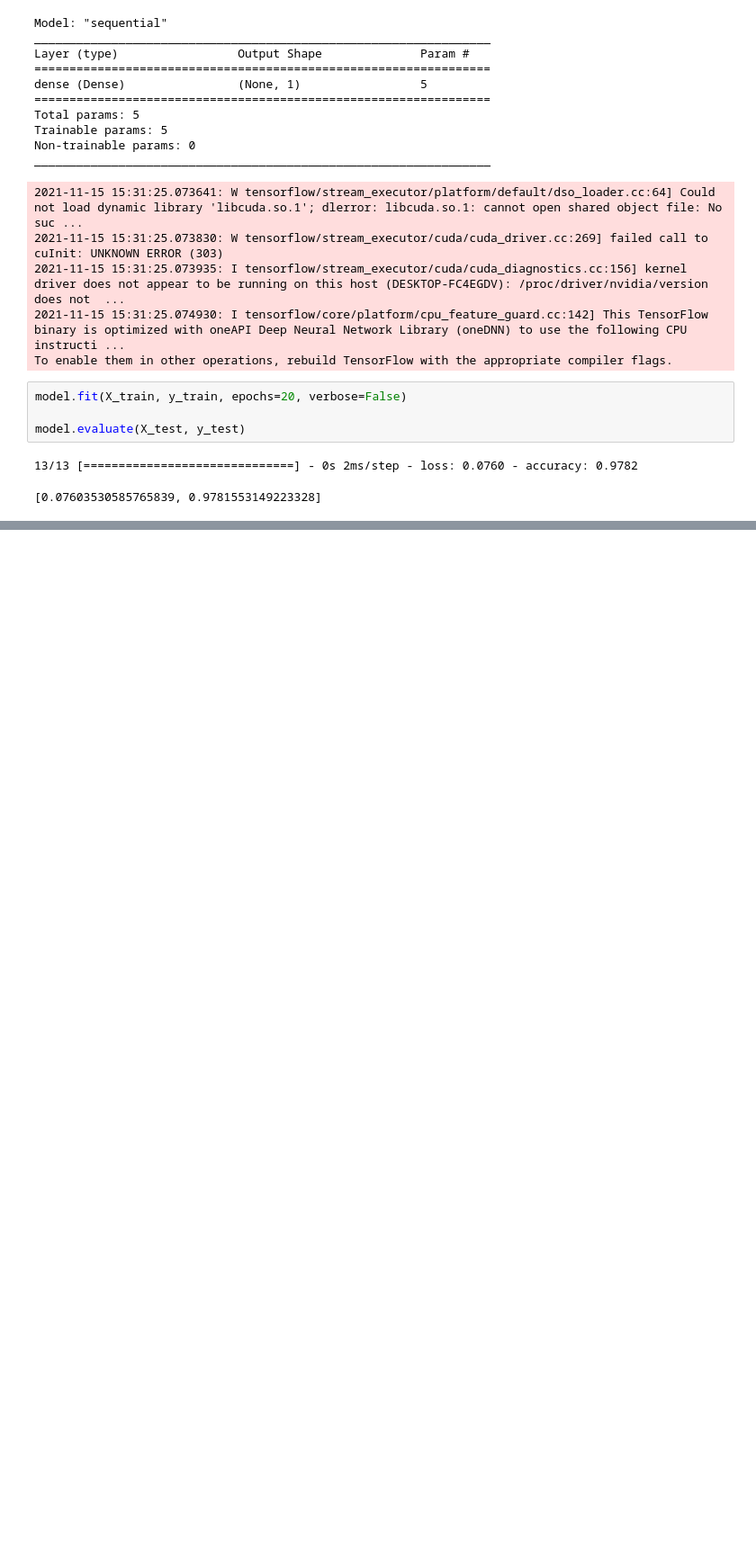
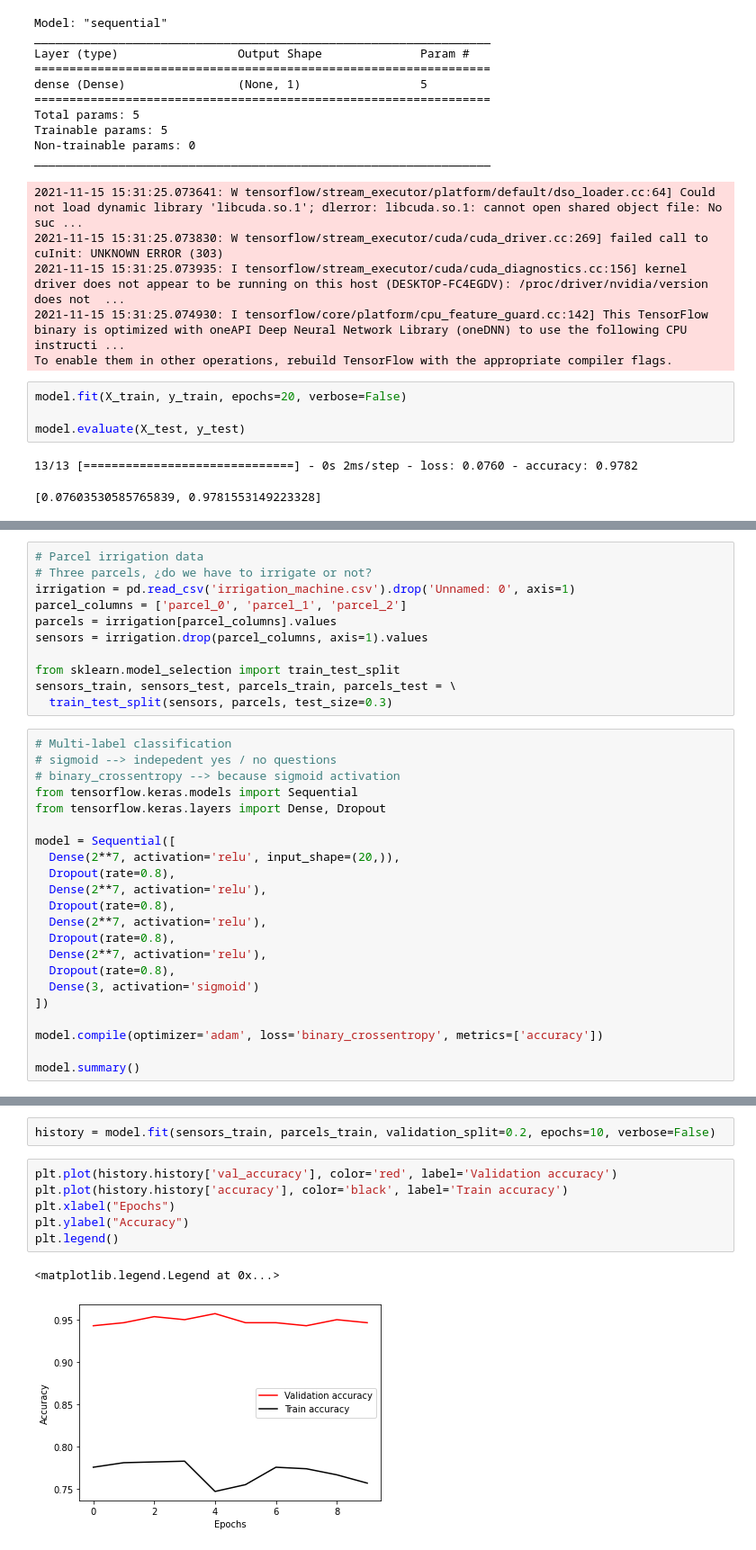
Before and after one commit to PabloBrianese/introduction-to-deep-learning, a Jupyter notebook: introduction-to-deep-learning-with-keras/chapter2.ipynb, the cells around one changed output, grey strips where cells are left out. Shown: that part at 90% size. Drawn from its saved outputs; the diff is of its cells as text; blank space fills up the shorter version.

```diff
--- a/introduction-to-deep-learning-with-keras/chapter2.ipynb
+++ b/introduction-to-deep-learning-with-keras/chapter2.ipynb
@@ -92,0 +171,33 @@ model.compile(optimizer='adam', loss='categorical_crossentropy', metrics=['accur
+# %%
+# Parcel irrigation data
+# Three parcels, ¿do we have to irrigate or not?
+irrigation = pd.read_csv('irrigation_machine.csv').drop('Unnamed: 0', axis=1)
+parcel_columns = ['parcel_0', 'parcel_1', 'parcel_2']
+parcels = irrigation[parcel_columns].values
+sensors = irrigation.drop(parcel_columns, axis=1).values
+
+from sklearn.model_selection import train_test_split
+sensors_train, sensors_test, parcels_train, parcels_test = \
+  train_test_split(sensors, parcels, test_size=0.3)
+# %%
+# Multi-label classification
+# sigmoid --> indepedent yes / no questions
+# binary_crossentropy --> because sigmoid activation
+from tensorflow.keras.models import Sequential
+from tensorflow.keras.layers import Dense, Dropout
+
+model = Sequential([
+  Dense(2**7, activation='relu', input_shape=(20,)),
+  Dropout(rate=0.8),
+  Dense(2**7, activation='relu'),
+  Dropout(rate=0.8),
+  Dense(2**7, activation='relu'),
+  Dropout(rate=0.8),
+  Dense(2**7, activation='relu'),
+  Dropout(rate=0.8),
+  Dense(3, activation='sigmoid')
+])
+
+model.compile(optimizer='adam', loss='binary_crossentropy', metrics=['accuracy'])
+
+model.summary()
@@ -92,0 +222,11 @@ model.compile(optimizer='adam', loss='categorical_crossentropy', metrics=['accur
+# %%
+history = model.fit(sensors_train, parcels_train, validation_split=0.2, epochs=10, verbose=False)
+# %%
+plt.plot(history.history['val_accuracy'], color='red', label='Validation accuracy')
+plt.plot(history.history['accuracy'], color='black', label='Train accuracy')
+plt.xlabel("Epochs")
+plt.ylabel("Accuracy")
+plt.legend()
+# %% [output]
+<matplotlib.legend.Legend at 0x...>
+[figure, added]
```
Also changed, not shown: parts of 12 cells of this notebook.
